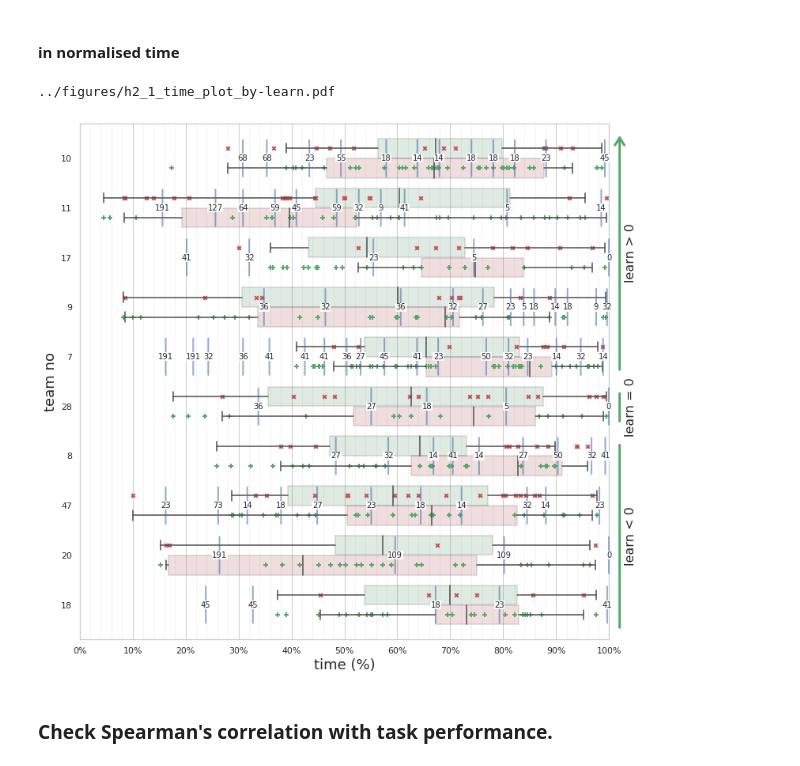
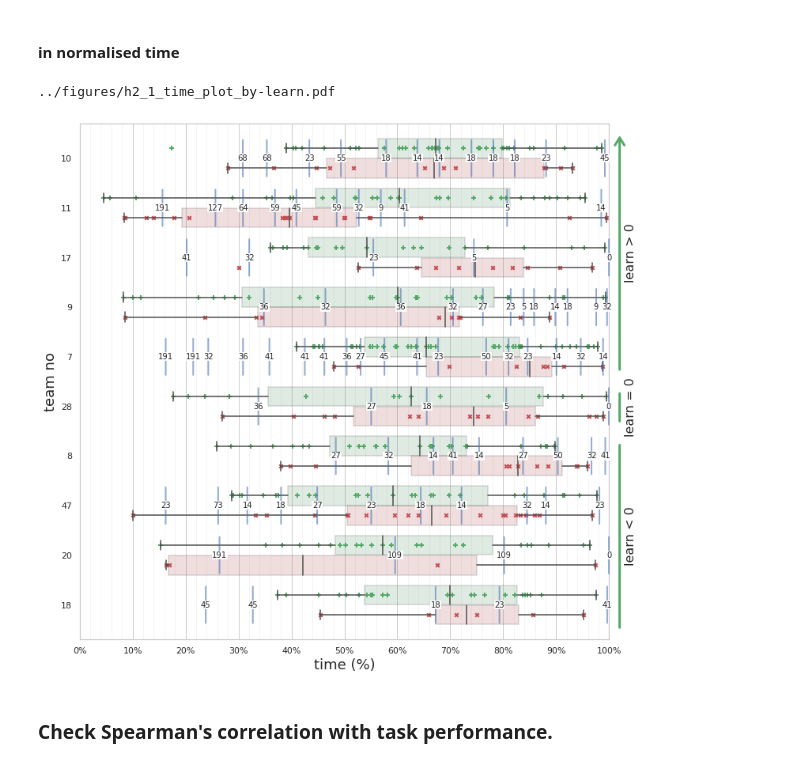
Before and after one commit to chili-epfl/justhink-alignment-analysis, a Jupyter notebook: tools/7_test_the_hypotheses.ipynb, the cells around one changed output. Cells and saved outputs as stored; diff of their text form; code cells hidden in the pictures.

Commit message:
Update H2.1 figures

```diff
--- a/tools/7_test_the_hypotheses.ipynb
+++ b/tools/7_test_the_hypotheses.ipynb
@@ -1384,7 +1384,7 @@ def plot_matches_absolute(df, x,
         fig, ax = plt.subplots(figsize=(12, 12))
 
     # dff = df.copy()
-    offset1, offset2 = 0.2, -0.1
+    offset1, offset2 = -0.2, -0.1
     # Plot match and mismatch times.
     dff = df.copy()
     dff = dff[dff.is_match | dff.is_mismatch]
@@ -1642,7 +1642,7 @@ def plot_matches(df, x,
 
     # # Plot instruction times.
     # dff = df.copy()
-    offset1, offset2 = 0.2, -0.1
+    offset1, offset2 = -0.2, -0.1
     # dff = dff[dff['n_instructions'] > 0]
     # for team_no in order:
     #     index = order.index(str(team_no))
@@ -1842,34 +1842,34 @@ for team_no, _ in routine_dfs.items():
 
         val = row['error']
         s = '{:2.0%}'.format(val).strip('%')
         offset = 0.4
         props = dict(arrowstyle='-', alpha=0.6, linewidth=2, color='b')
         ax.annotate('',
                     xy=(text_pos, y+offset),
                     xytext=(text_pos, y-offset),
                     xycoords='data',
                     color='green', arrowprops=props)
         offset = 0
         t = ax.annotate(s,
                         xy=(text_pos, y+offset),
                         backgroundcolor='w',
                         fontsize=10,
                         xycoords='data',
                         ha='center', va='center')
         t.set_bbox(dict(fc='w', alpha=0.9, ec='none',
                         boxstyle='square,pad=0.05'))
 
 # Create box plots of matches and mismatches.
 x, xlabel = 'scaled_end', 'time (%)'
 fig, ax = plot_matches(
     all_corpus_df, x=x, xlabel=xlabel,
     seps=seps, order=order,
     fig=fig, ax=ax,
     #     show_perf_groups=True)
     show_learn_groups=True)
 # %% [output]
 ../figures/h2_1_time_plot_by-learn.pdf
-[figure, old version]
+[figure, new version]
 # %% [markdown]
 ### Check Spearman's correlation with task performance.
 # %%
```
Also changed, not shown: parts of 2 cells of this notebook, 2 other files.
